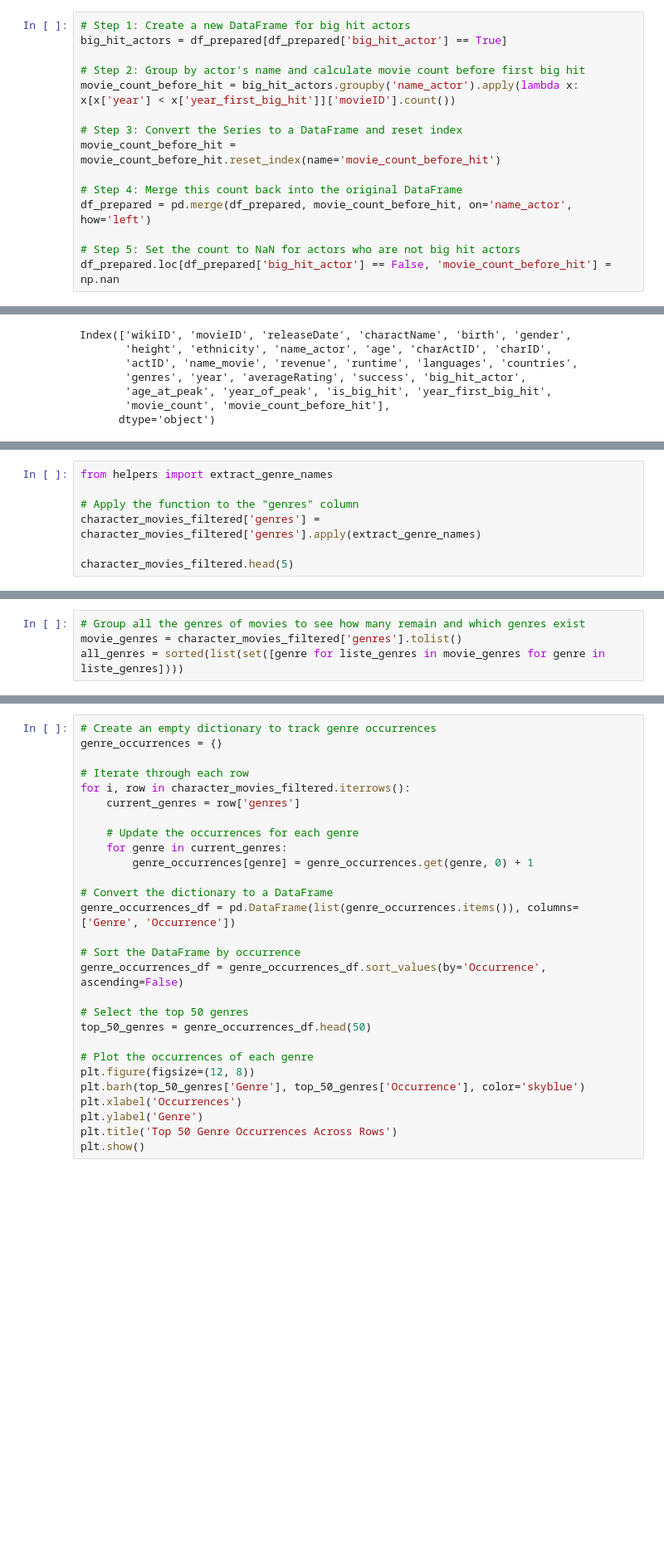
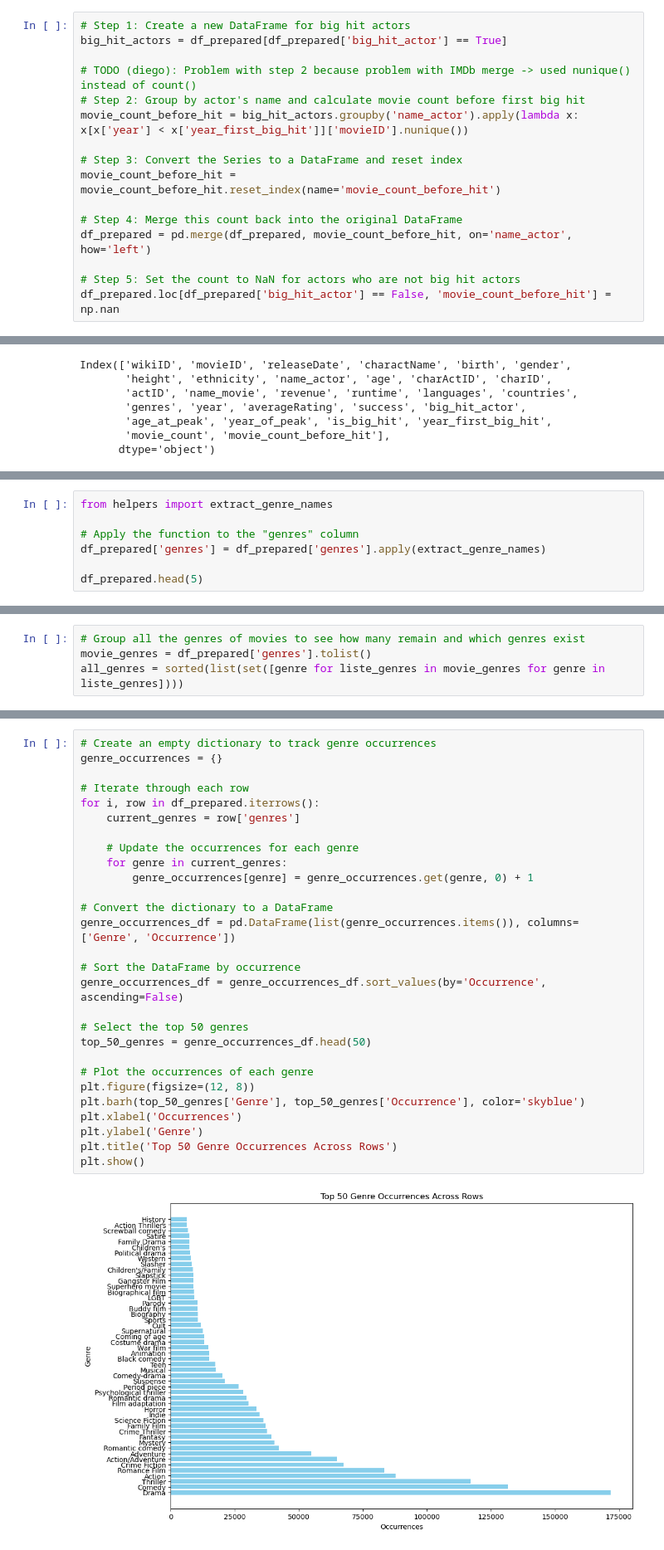
Before and after one commit to epfl-ada/ada-2023-project-pinacolada23, a Jupyter notebook: matching.ipynb, the cells around one changed output, grey strips where cells are left out. Shown: that part at 83% size. Saved outputs shown, nothing was run; the diff lists cells and outputs as text; blank space fills up the shorter version.

```diff
--- a/matching.ipynb
+++ b/matching.ipynb
@@ -208,8 +204,9 @@ df_prepared = df_prepared.merge(movies_per_actor_df, on='name_actor')
 # Step 1: Create a new DataFrame for big hit actors
 big_hit_actors = df_prepared[df_prepared['big_hit_actor'] == True]
 
+# TODO (diego): Problem with step 2 because problem with IMDb merge -> used nunique() instead of count()
 # Step 2: Group by actor's name and calculate movie count before first big hit
-movie_count_before_hit = big_hit_actors.groupby('name_actor').apply(lambda x: x[x['year'] < x['year_first_big_hit']]['movieID'].count())
+movie_count_before_hit = big_hit_actors.groupby('name_actor').apply(lambda x: x[x['year'] < x['year_first_big_hit']]['movieID'].nunique())
 
 # Step 3: Convert the Series to a DataFrame and reset index
 movie_count_before_hit = movie_count_before_hit.reset_index(name='movie_count_before_hit')
@@ -328,6 +342,6 @@ print(f"The DataFrame has {num_rows} rows.")
 from helpers import extract_genre_names
 
 # Apply the function to the "genres" column
-character_movies_filtered['genres'] = character_movies_filtered['genres'].apply(extract_genre_names)
+df_prepared['genres'] = df_prepared['genres'].apply(extract_genre_names)
 
-character_movies_filtered.head(5)
+df_prepared.head(5)
@@ -334,6 +356,6 @@ character_movies_filtered.head(5)
 # %%
 # Group all the genres of movies to see how many remain and which genres exist
-movie_genres = character_movies_filtered['genres'].tolist()
+movie_genres = df_prepared['genres'].tolist()
 all_genres = sorted(list(set([genre for liste_genres in movie_genres for genre in liste_genres])))
 # %%
 print(f"In the remaining dataset we have {len(all_genres)} movie genres as we can see in the following list : ")
@@ -343,31 +383,33 @@ for genre in all_genres :
 # %%
 # Create an empty dictionary to track genre occurrences
 genre_occurrences = {}
 
 # Iterate through each row
-for i, row in character_movies_filtered.iterrows():
+for i, row in df_prepared.iterrows():
     current_genres = row['genres']
 
     # Update the occurrences for each genre
     for genre in current_genres:
         genre_occurrences[genre] = genre_occurrences.get(genre, 0) + 1
 
 # Convert the dictionary to a DataFrame
 genre_occurrences_df = pd.DataFrame(list(genre_occurrences.items()), columns=['Genre', 'Occurrence'])
 
 # Sort the DataFrame by occurrence
 genre_occurrences_df = genre_occurrences_df.sort_values(by='Occurrence', ascending=False)
 
 # Select the top 50 genres
 top_50_genres = genre_occurrences_df.head(50)
 
 # Plot the occurrences of each genre
 plt.figure(figsize=(12, 8))
 plt.barh(top_50_genres['Genre'], top_50_genres['Occurrence'], color='skyblue')
 plt.xlabel('Occurrences')
 plt.ylabel('Genre')
 plt.title('Top 50 Genre Occurrences Across Rows')
 plt.show()
+# %% [output]
+[figure, added]
 # %%
 # Print the top 8 genres with the most occurrences
 top_8_genres = genre_occurrences_df.head(8)
```
Also changed, not shown: parts of 18 cells of this notebook.
